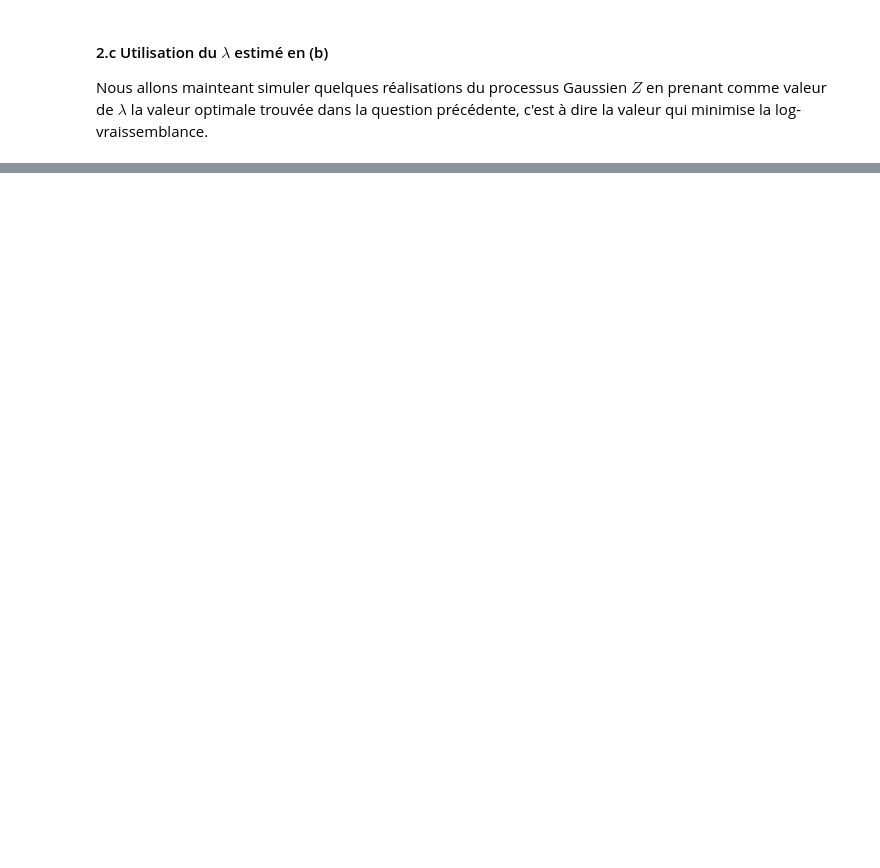
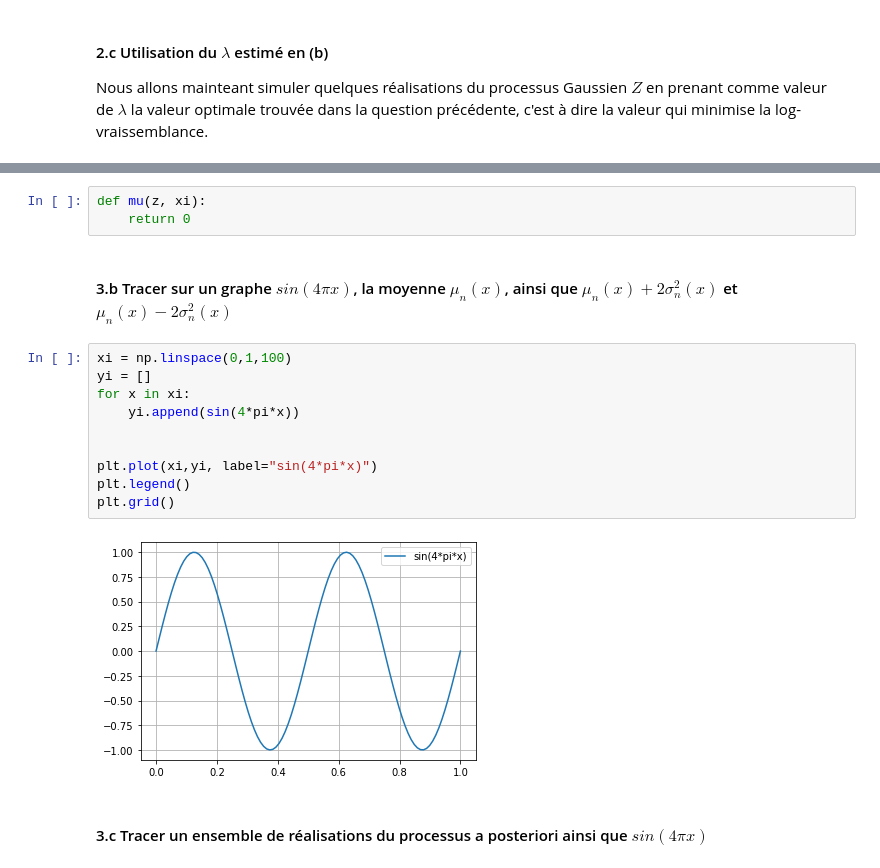
Before and after one commit to Aympab/Projet_Probas_Stats, a Jupyter notebook: probleme2.ipynb, the cells around one changed output, grey strips where cells are left out. Drawn from its saved outputs; the diff is of its cells as text; blank space fills up the shorter version.

```diff
--- a/probleme2.ipynb
+++ b/probleme2.ipynb
@@ -241,0 +240,19 @@ plt.grid()
+# %%
+def mu(z, xi):
+    return 0
+# %% [markdown]
+#### 3.b Tracer sur un graphe $sin(4\pi x)$, la moyenne $\mu_n (x)$, ainsi que $\mu_n(x) + 2\sigma_n^2(x)$ et $\mu_n(x) - 2\sigma_n^2(x)$
+# %%
+xi = np.linspace(0,1,100)
+yi = []
+for x in xi:
+    yi.append(sin(4*pi*x))
+
+
+plt.plot(xi,yi, label="sin(4*pi*x)")
+plt.legend()
+plt.grid()
+# %% [output]
+[figure, added]
+# %% [markdown]
+#### 3.c Tracer un ensemble de réalisations du processus a posteriori ainsi que $sin(4\pi x)$
```
Also changed, not shown: parts of 9 cells of this notebook.
